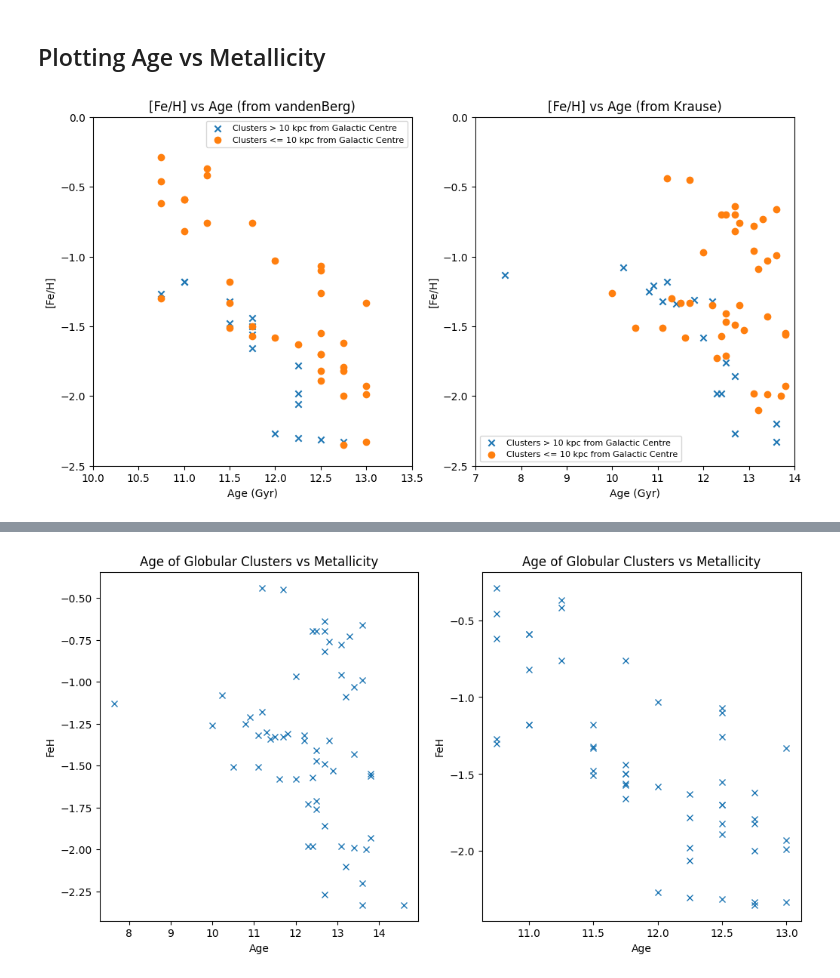
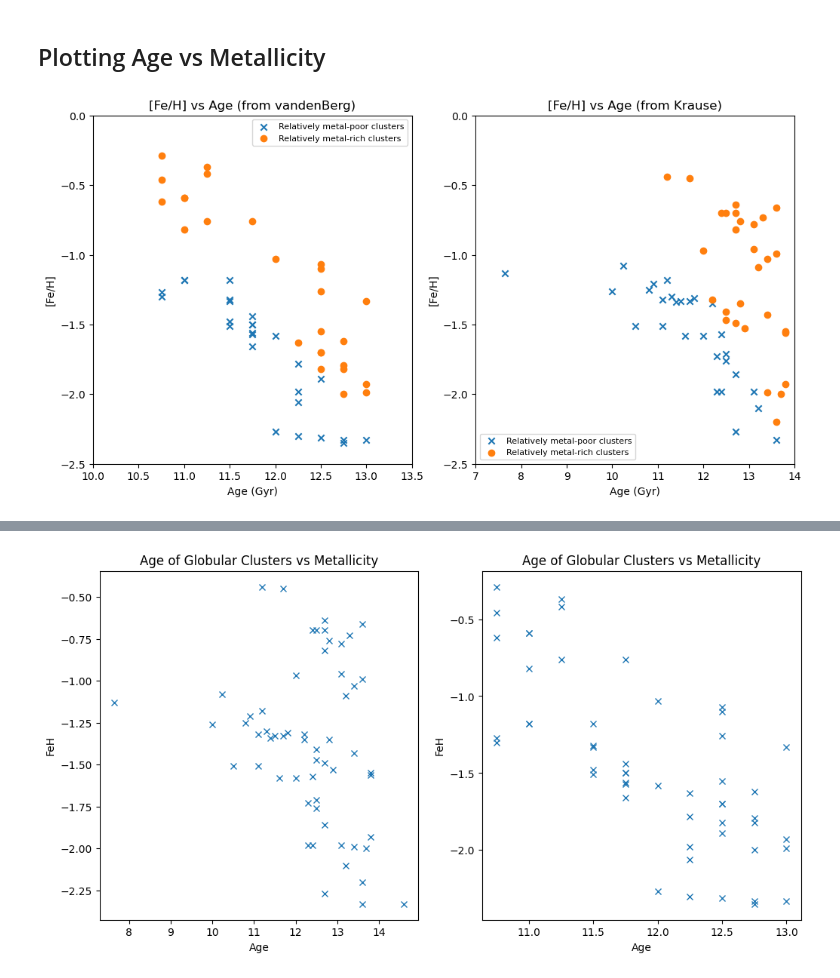
Before and after one commit to pavitraah/phys3116_cosmo_crew, a Jupyter notebook: Assignment Code/cosmo_crew.ipynb, the cells around one changed output, grey strips where cells are left out. Saved outputs shown, nothing was run; the diff lists cells and outputs as text; code cells hidden in the pictures.

Commit message:
Positions of metal poor clusters

```diff
--- a/Assignment Code/cosmo_crew.ipynb
+++ b/Assignment Code/cosmo_crew.ipynb
@@ -114,49 +115,51 @@ Name: ID, dtype: object
 # Plotting Age vs Metallicty, and applying a distance mask to observe where the further away GCs are
 dis_threshold = 10 # changing the distance threshold to 10 kpc, as the clusters > 45 kpc away do not show up in the Krause or vandenBerg databases
 
-mask1= vandenBerg_harris['R_G'] > dis_threshold # Creating a mask for GCs further away from the galactic centre
+metalpoor_vb= vandenBerg_harris['FeH'] < -2/3*vandenBerg_harris['Age']+6.5 # Creating a mask for GCs further away from the galactic centre
+
 fig = plt.figure(figsize=(12,6))
 plt.subplot(1,2,1)
 plt.scatter( # Plotting clusters that show up in the mask (greater than the distance threshold from Galactic Centre)
-    vandenBerg_harris['Age'][mask1],
-    vandenBerg_harris['FeH'][mask1],
+    vandenBerg_harris['Age'][metalpoor_vb],
+    vandenBerg_harris['FeH'][metalpoor_vb],
     marker='x',
-    label = 'Clusters > '+ str(dis_threshold) +' kpc from Galactic Centre'
+    label = 'Relatively metal-poor clusters'
 )
 plt.xlabel('Age (Gyr)')
 plt.ylabel('[Fe/H]')
 plt.xlim(10,13.5)
 plt.ylim(-2.5,0)
 plt.scatter( # Plotting clusters that do not show up in the mask (less than the distance threshold from Galactic Centre)
-    vandenBerg_harris['Age'][~mask1],
-    vandenBerg_harris['FeH'][~mask1],
+    vandenBerg_harris['Age'][~metalpoor_vb],
+    vandenBerg_harris['FeH'][~metalpoor_vb],
     marker='o',
-    label = 'Clusters <= '+ str(dis_threshold) +' kpc from Galactic Centre'
+    label = 'Relatively metal-rich clusters'
 )
 plt.title('[Fe/H] vs Age (from vandenBerg)')
 plt.legend(loc = 'upper right',prop={'size': 8}) # Display legend
 
 plt.subplot(1,2,2)
 
-mask2 = krause_harris['R_gc'] > dis_threshold
+metalpoor_k = krause_harris['FeH'] < -2/3*krause_harris['Age']+6.8
+
 plt.scatter( # Plotting clusters that show up in the mask (greater than the distance threshold from Galactic Centre)
-    krause_harris['Age'][mask2],
-    krause_harris['FeH'][mask2],
+    krause_harris['Age'][metalpoor_k],
+    krause_harris['FeH'][metalpoor_k],
     marker='x',
-    label = 'Clusters > '+ str(dis_threshold) +' kpc from Galactic Centre'
+    label = 'Relatively metal-poor clusters'
 )
 plt.xlabel('Age (Gyr)')
 plt.ylabel('[Fe/H]')
 plt.xlim(7,14)
 plt.ylim(-2.5,0)
 plt.scatter( # Plotting clusters that do not show up in the mask (less than the distance threshold from Galactic Centre)
-    krause_harris['Age'][~mask2],
-    krause_harris['FeH'][~mask2],
+    krause_harris['Age'][~metalpoor_k],
+    krause_harris['FeH'][~metalpoor_k],
     marker='o',
-    label = 'Clusters <= '+ str(dis_threshold) +' kpc from Galactic Centre'
+    label = 'Relatively metal-rich clusters'
 )
 plt.title('[Fe/H] vs Age (from Krause)')
 plt.legend(loc = 'lower left',prop={'size': 8}) # Display legend
 plt.show()
 # %% [output]
-[figure, old version]
+[figure, new version]
```
Also changed, not shown: parts of 3 cells of this notebook.
